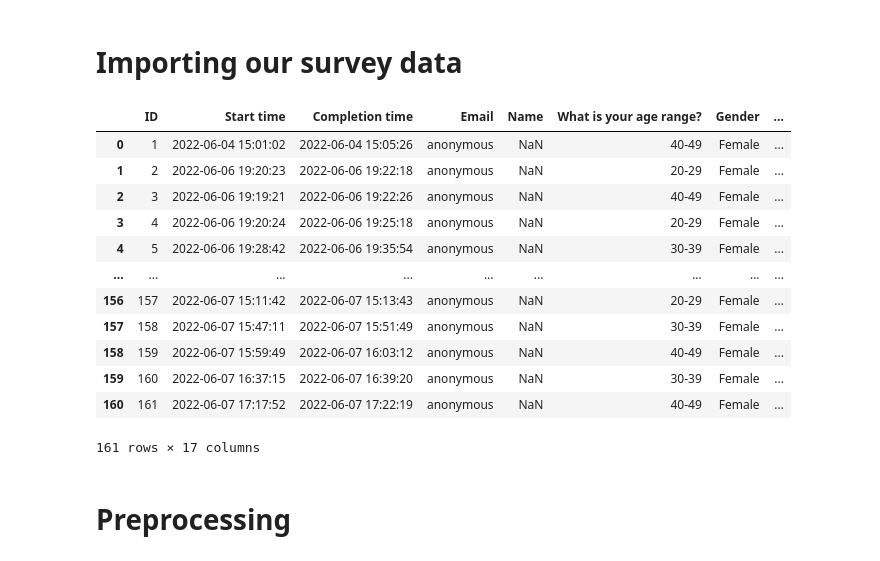
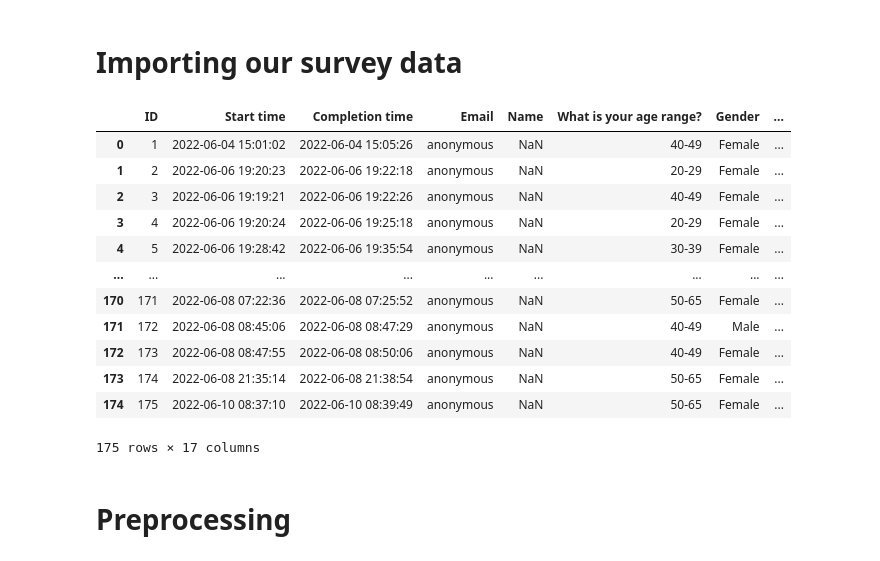
Before and after one commit to PamFernandez/veggie-tales, a Jupyter notebook: pams_data_cleaning.ipynb, the cells around one changed output. Cells and saved outputs as stored; diff of their text form; code cells hidden in the pictures.

```diff
--- a/pams_data_cleaning.ipynb
+++ b/pams_data_cleaning.ipynb
@@ -13,24 +13,24 @@ from pathlib import Path
 # %% [markdown]
 # Importing our survey data
 # %%
-file = Path('Resources/survey_results.xlsx')
+file = Path('Resources/survey_results_1.xlsx')
 
 results_df = pd.read_excel(file)
 results_df
 # %% [output]
 |  | ID | Start time | Completion time | Email | Name | What is your age range? | Gender | ... |
 | 0 | 1 | 2022-06-04 15:01:02 | 2022-06-04 15:05:26 | anonymous | NaN | 40-49 | Female | ... |
 | 1 | 2 | 2022-06-06 19:20:23 | 2022-06-06 19:22:18 | anonymous | NaN | 20-29 | Female | ... |
 | 2 | 3 | 2022-06-06 19:19:21 | 2022-06-06 19:22:26 | anonymous | NaN | 40-49 | Female | ... |
 | 3 | 4 | 2022-06-06 19:20:24 | 2022-06-06 19:25:18 | anonymous | NaN | 20-29 | Female | ... |
 | 4 | 5 | 2022-06-06 19:28:42 | 2022-06-06 19:35:54 | anonymous | NaN | 30-39 | Female | ... |
 | ... | ... | ... | ... | ... | ... | ... | ... | ... |
-| 156 | 157 | 2022-06-07 15:11:42 | 2022-06-07 15:13:43 | anonymous | NaN | 20-29 | Female | ... |
-| 157 | 158 | 2022-06-07 15:47:11 | 2022-06-07 15:51:49 | anonymous | NaN | 30-39 | Female | ... |
-| 158 | 159 | 2022-06-07 15:59:49 | 2022-06-07 16:03:12 | anonymous | NaN | 40-49 | Female | ... |
-| 159 | 160 | 2022-06-07 16:37:15 | 2022-06-07 16:39:20 | anonymous | NaN | 30-39 | Female | ... |
-| 160 | 161 | 2022-06-07 17:17:52 | 2022-06-07 17:22:19 | anonymous | NaN | 40-49 | Female | ... |
+| 170 | 171 | 2022-06-08 07:22:36 | 2022-06-08 07:25:52 | anonymous | NaN | 50-65 | Female | ... |
+| 171 | 172 | 2022-06-08 08:45:06 | 2022-06-08 08:47:29 | anonymous | NaN | 40-49 | Male | ... |
+| 172 | 173 | 2022-06-08 08:47:55 | 2022-06-08 08:50:06 | anonymous | NaN | 40-49 | Female | ... |
+| 173 | 174 | 2022-06-08 21:35:14 | 2022-06-08 21:38:54 | anonymous | NaN | 50-65 | Female | ... |
+| 174 | 175 | 2022-06-10 08:37:10 | 2022-06-10 08:39:49 | anonymous | NaN | 50-65 | Female | ... |
-161 rows × 17 columns
+175 rows × 17 columns
 # %% [markdown]
 # Preprocessing
 # %%
```
Also changed, not shown: parts of 22 cells of this notebook, 1 other file.
